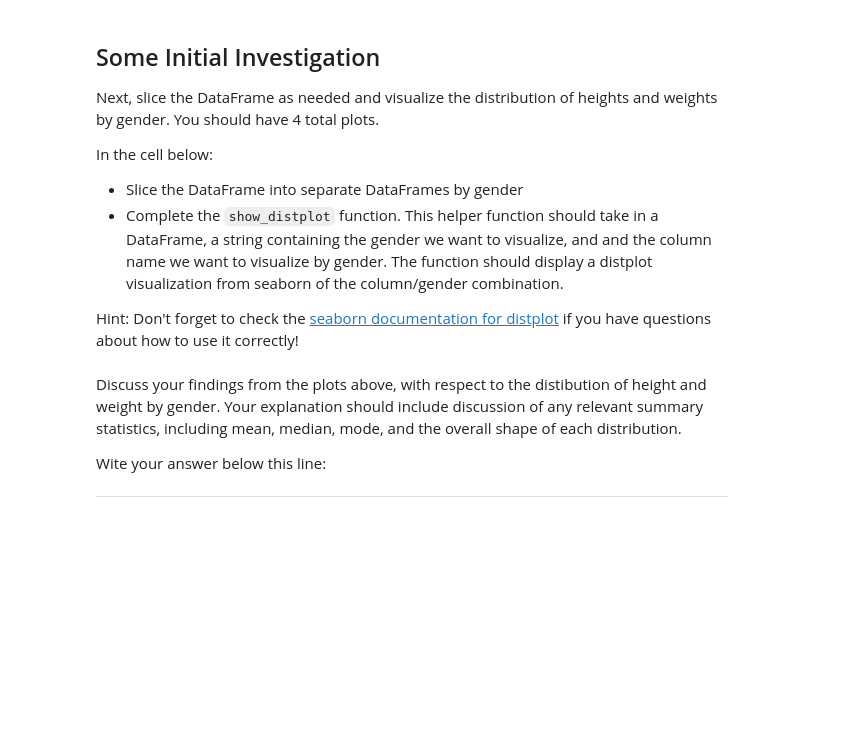
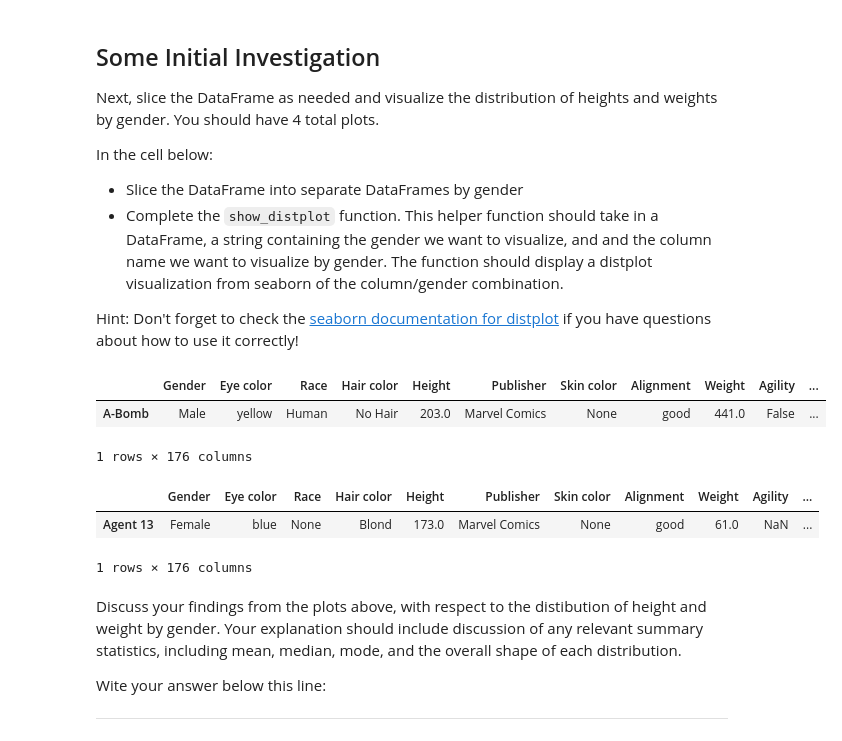
Before and after one commit to UpwardTrajectory/dsc-1-04-13-project-data-cleaning-seattle-ds-career-040119, a Jupyter notebook: index.ipynb, the cells around one changed output. Saved outputs shown, nothing was run; the diff lists cells and outputs as text; code cells hidden in the pictures; blank space fills up the shorter version.

```diff
--- a/index.ipynb
+++ b/index.ipynb
@@ -207,3 +205,13 @@ male_heroes.head(1)
+# %%
+display(male_heroes.head(1))
+female_heroes.head(1)
+# %% [output]
+|  | Gender | Eye color | Race | Hair color | Height | Publisher | Skin color | Alignment | Weight | Agility | ... |
+| A-Bomb | Male | yellow | Human | No Hair | 203.0 | Marvel Comics | None | good | 441.0 | False | ... |
+1 rows × 176 columns
+|  | Gender | Eye color | Race | Hair color | Height | Publisher | Skin color | Alignment | Weight | Agility | ... |
+| Agent 13 | Female | blue | None | Blond | 173.0 | Marvel Comics | None | good | 61.0 | NaN | ... |
+1 rows × 176 columns
 # %%
 male_heroes_df = male_heroes
 female_heroes_df = female_heroes
```
Also changed, not shown: parts of 1 cell of this notebook.
